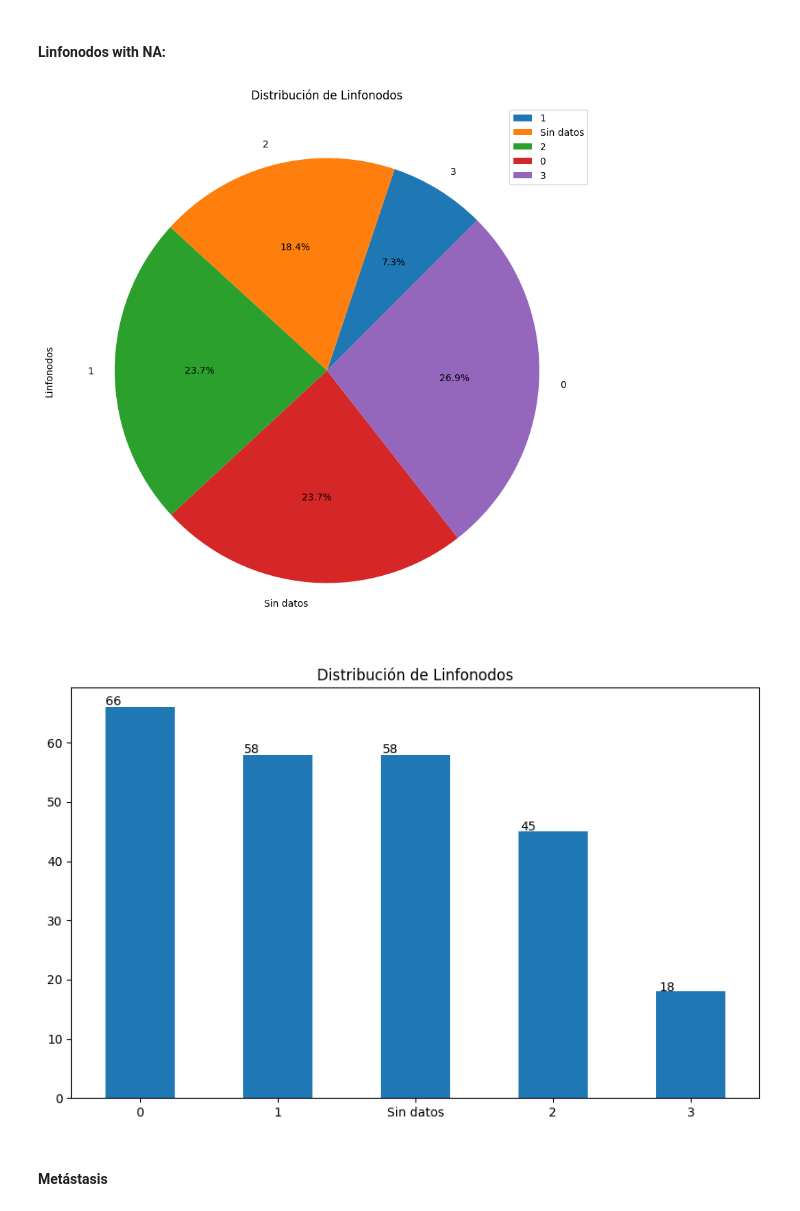
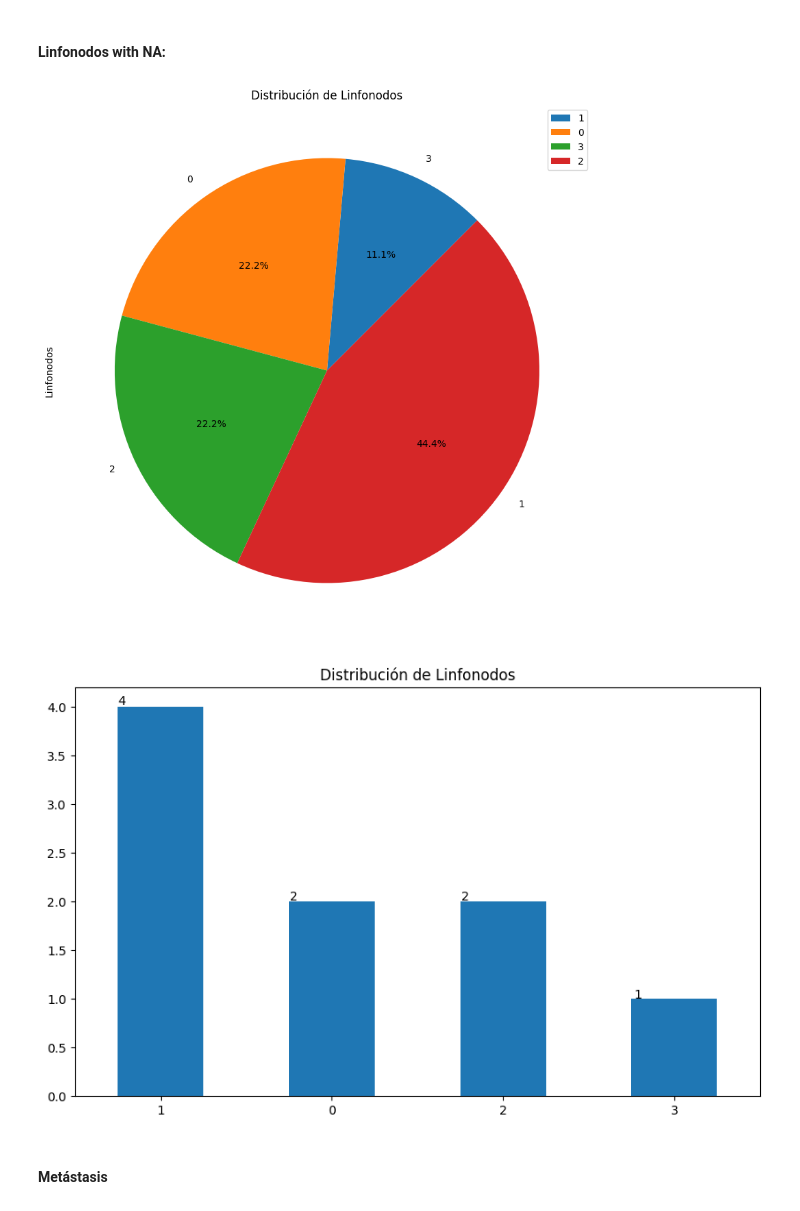
Before and after one commit to slesageq/Survivor_Analysis, a Jupyter notebook: analysis.ipynb, the cells around one changed output. Drawn from its saved outputs; the diff is of its cells as text; code cells hidden in the pictures.

```diff
--- a/analysis.ipynb
+++ b/analysis.ipynb
@@ -406,7 +406,7 @@ df["Metástasis"].value_counts() # if IV: 1, else: 0
 Sin datos     37
 Name: Metástasis, dtype: int64
 # %%
-# df["Metástasis"].replace("Sin datos", pd.NA, inplace=True)
+df["Metástasis"].replace("Sin datos", pd.NA, inplace=True)
 # %%
 df["Metástasis"].value_counts(dropna=False)
 # %% [output]
@@ -881,10 +881,11 @@ univariate_analysis(lymph, "Linfonodos")
 # %% [markdown]
 #### Linfonodos with NA:
 # %%
-df["Linfonodos"].fillna("Sin datos", inplace=True)
-univariate_analysis(df, "Linfonodos")
+# df["Linfonodos"].fillna("Sin datos", inplace=True)
+df_drop_na = df.dropna()
+univariate_analysis(df_drop_na, "Linfonodos")
 # %% [output]
-[figure, old version]
+[figure, new version]
-[figure, old version]
+[figure, new version]
 # %% [markdown]
 #### Metástasis
```
Also changed, not shown: parts of 11 cells of this notebook.
